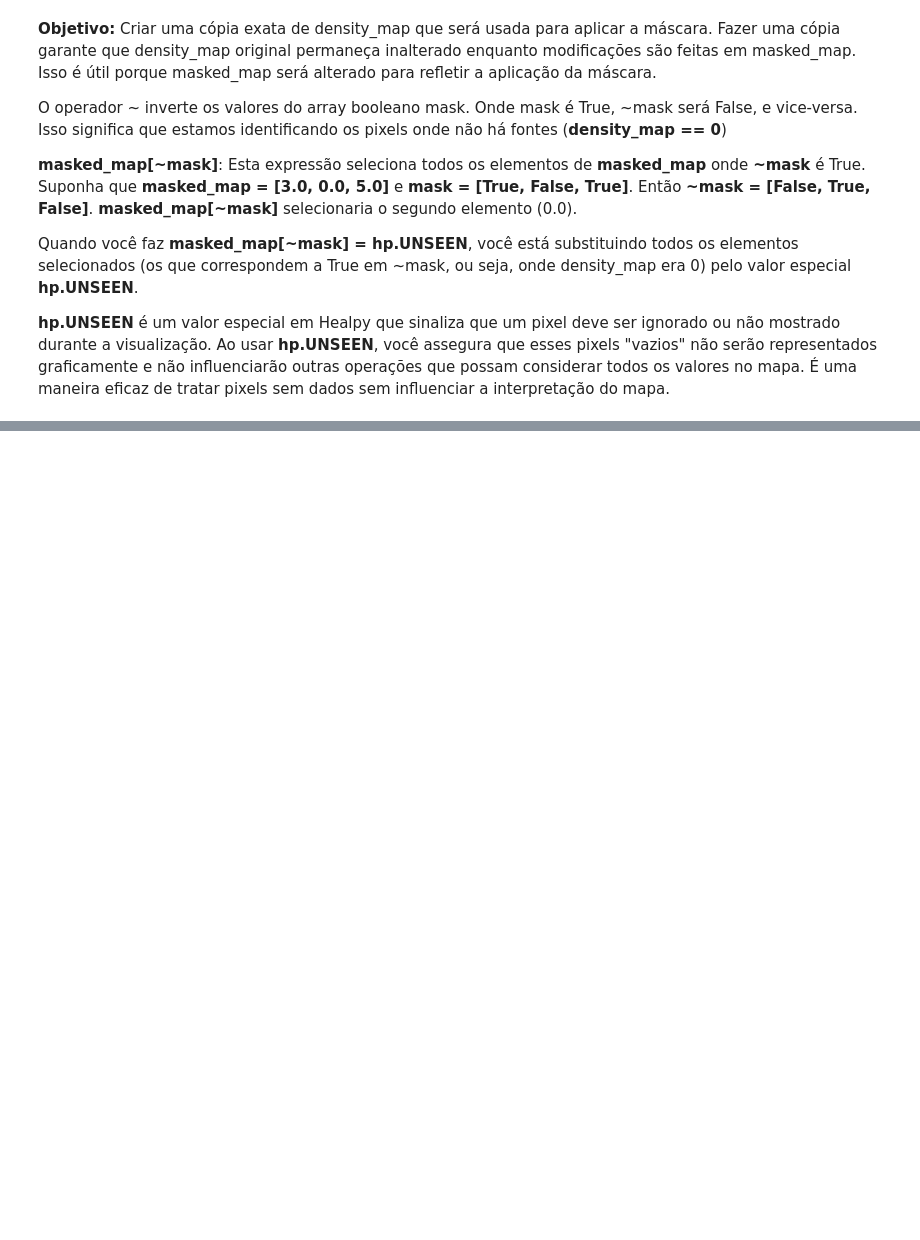
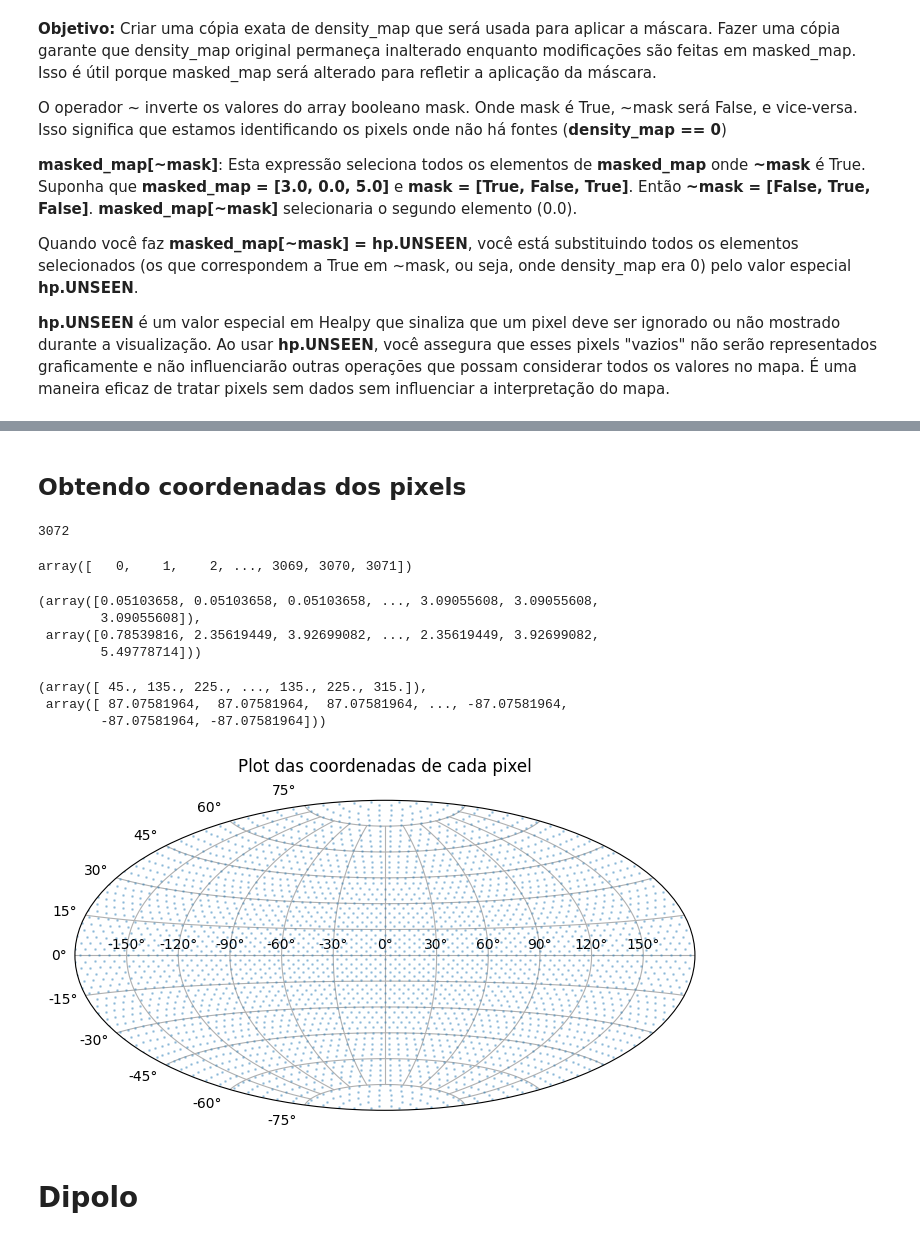
Before and after one commit to alvarosena41/Aprendendo-Healpy, a Jupyter notebook: Aprendendo_Healpy.ipynb, the cells around one changed output, grey strips where cells are left out. Drawn from its saved outputs; the diff is of its cells as text; code cells hidden in the pictures; blank space fills up the shorter version.

```diff
--- a/Aprendendo_Healpy.ipynb
+++ b/Aprendendo_Healpy.ipynb
@@ -203,0 +256,60 @@ plt.show()
+# %% [markdown]
+## Obtendo coordenadas dos pixels
+# %%
+# Definindo o NSIDE (resolução do mapa)
+nside = 16
+
+# calculando o número de pixels
+npix = hp.nside2npix(nside)
+npix
+# %% [output]
+3072
+# %%
+# Criando um array cujos os elementos são os indices dos pixels
+np.arange(npix)
+# %% [output]
+array([   0,    1,    2, ..., 3069, 3070, 3071])
+# %%
+# Obtendo os angulos em coordenadas esféricas padrão em radianos
+theta, phi = hp.pix2ang(nside, np.arange(npix))
+theta, phi
+# %% [output]
+(array([0.05103658, 0.05103658, 0.05103658, ..., 3.09055608, 3.09055608,
+        3.09055608]),
+ array([0.78539816, 2.35619449, 3.92699082, ..., 2.35619449, 3.92699082,
+        5.49778714]))
+# %%
+# Convertendo theta e phi p/ ra e dec
+ra = np.degrees(phi)
+dec = 90 - np.degrees(theta)
+
+ra, dec
+# %% [output]
+(array([ 45., 135., 225., ..., 135., 225., 315.]),
+ array([ 87.07581964,  87.07581964,  87.07581964, ..., -87.07581964,
+        -87.07581964, -87.07581964]))
+# %%
+from astropy.coordinates import SkyCoord as SkyCoord
+from astropy import units as u
+
+c = SkyCoord(ra ,dec, frame='icrs',unit='deg')
+
+ra = c.ra.wrap_at(180 * u.deg).radian
+dec = c.dec.radian
+
+l = c.galactic.l.wrap_at(180 * u.deg).radian
+b = c.galactic.b.radian
+
+import matplotlib.pyplot as plt
+
+plt.figure(figsize=(8,4.2))
+plt.subplot(111, projection="aitoff")
+plt.title("Plot das coordenadas de cada pixel\n")
+plt.grid(True)
+plt.plot(ra,dec,'.', markersize=2, alpha=0.3)
+plt.subplots_adjust(top=0.95,bottom=0.0)
+plt.show()
+# %% [output]
+[figure, added]
+# %% [markdown]
+# Dipolo
```
Also changed, not shown: parts of 20 cells of this notebook.
